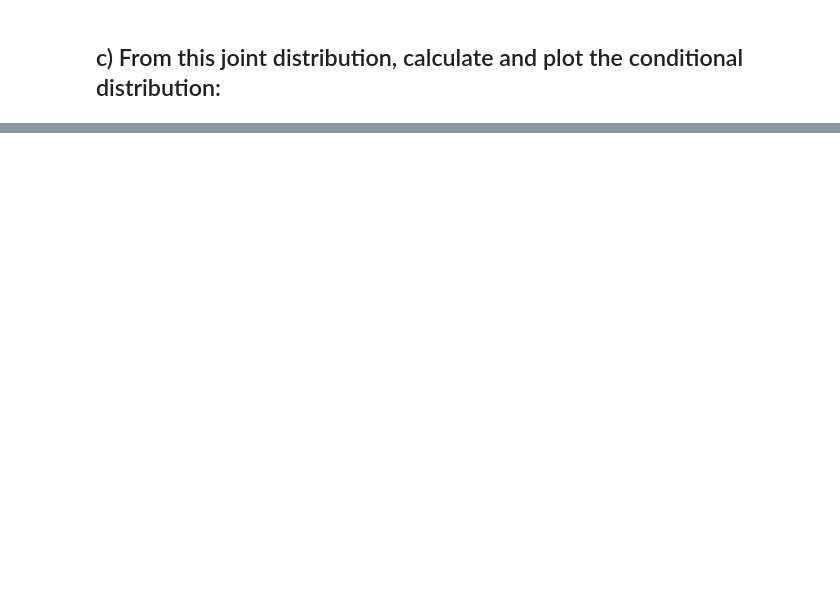
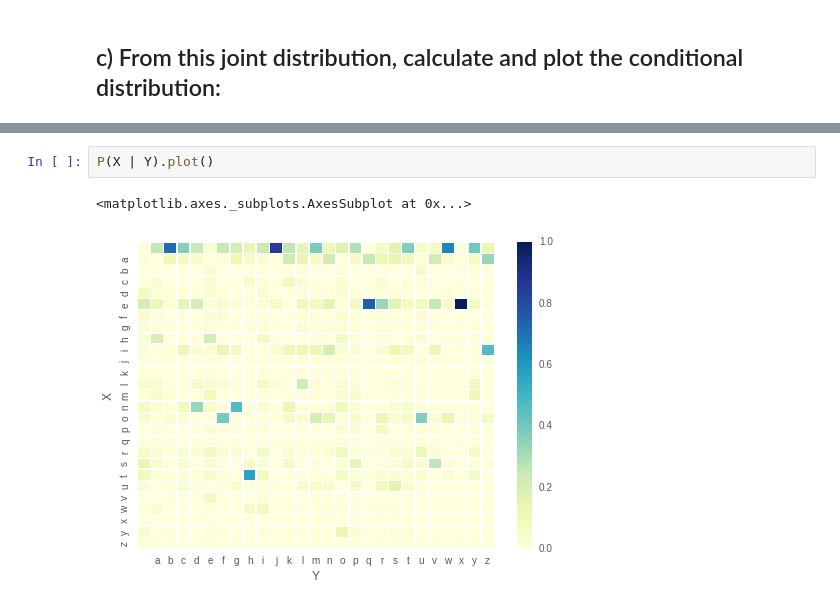
Before and after one commit to IFCE-Ciencia-da-Computacao-2011-2/UDM.316-Reconhecimento-de-Padroes, a Jupyter notebook: Exercicio 01 - 09.06/Exercicio 01.ipynb, the cells around one changed output, grey strips where cells are left out. Drawn from its saved outputs; the diff is of its cells as text; blank space fills up the shorter version.

```diff
--- a/Exercicio 01 - 09.06/Exercicio 01.ipynb
+++ b/Exercicio 01 - 09.06/Exercicio 01.ipynb
@@ -300,0 +113,5 @@ Loading BokehJS ...
+# %%
+P(X | Y).plot()
+# %% [output]
+<matplotlib.axes._subplots.AxesSubplot at 0x...>
+[figure, added]
```
Also changed, not shown: parts of 20 cells of this notebook, 1 other file.
